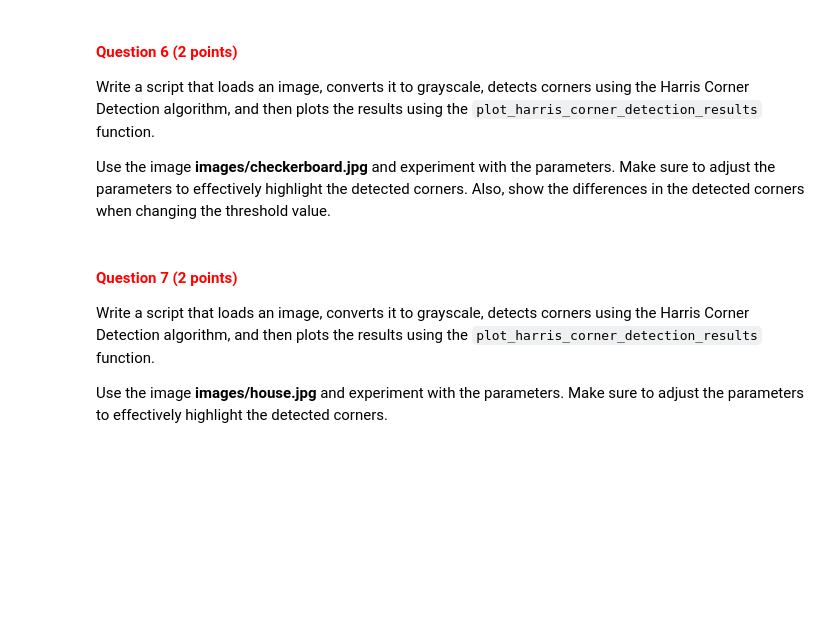
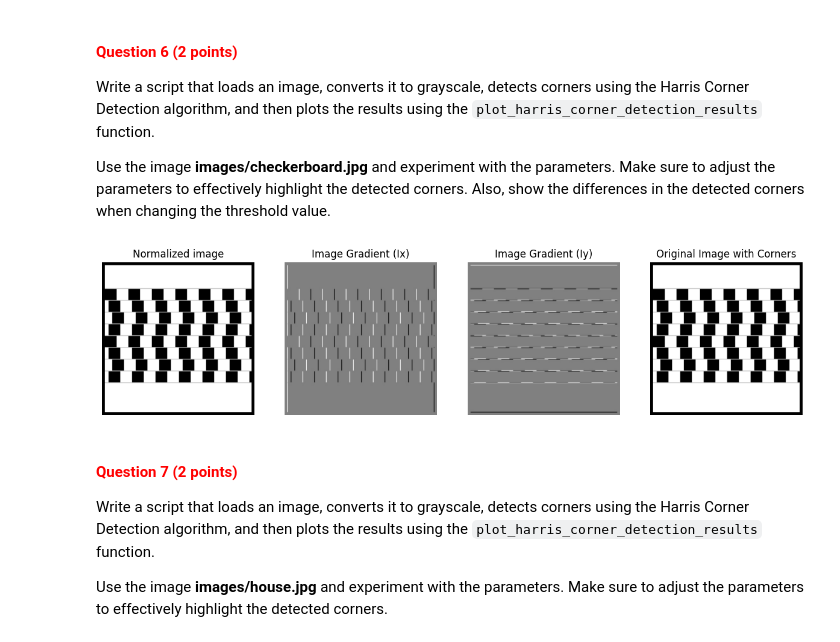
Before and after one commit to zzgsdddz/cv1_lab1, a Jupyter notebook: cv1-lab-3-main/cv1-lab-3.ipynb, the cells around one changed output. Cells and saved outputs as stored; diff of their text form; code cells hidden in the pictures; blank space fills up the shorter version.

```diff
--- a/cv1-lab-3-main/cv1-lab-3.ipynb
+++ b/cv1-lab-3-main/cv1-lab-3.ipynb
@@ -253,10 +253,10 @@ def convert_image_to_grayscale(image_path):
     Returns:
         normalized_grayscale_image: The grayscale image as a numpy array with values normalized between 0 and 1.
     """
+    image = cv2.imread(image_path)
+    image_gray = cv2.cvtColor(image, cv2.COLOR_BGR2GRAY)/255.0
 
-    # YOUR CODE HERE
-
-    return normalized_grayscale_image
+    return image_gray
 # %% [markdown]
 <a id="question-2"></a>
 #### <font color='#FF0000'>Question 2 (3 points)</font>
@@ -275,8 +275,11 @@ def compute_gradient_x(grayscale_image):
     Returns:
         gradient_x: A numpy array representing the gradient of the image in the x direction.
     """
+    sobel_x = [[1, 0, -1],
+               [2, 0, -2],
+               [1, 0, -1]]
 
-    # YOUR CODE HERE
+    gradient_x= scipy.signal.convolve2d(grayscale_image, sobel_x, mode="same")
 
     return gradient_x
 # %% [markdown]
@@ -297,9 +300,11 @@ def compute_gradient_y(grayscale_image):
     Returns:
         gradient_y: A numpy array representing the gradient of the image in the y direction.
     """
+    sobel_y = [[1, 2, 1],
+               [0, 0, 0],
+               [-1, -2, -1]]
 
-    # YOUR CODE HERE
-
+    gradient_y= scipy.signal.convolve2d(grayscale_image, sobel_y, mode="same")
     return gradient_y
 # %% [markdown]
 <a id="question-4"></a>
@@ -341,14 +359,33 @@ def plot_harris_corner_detection_results(normalized_image, rows, columns):
 
     Args:
         normalized_image: Normalized grayscale image as a numpy array.
+        harris_response: The Harris response matrix (H).
         rows: The indices of the rows of detected corner points.
         columns: The indices of the columns of detected corner points.
 
     Returns:
         None. Displays the plots.
     """
-
-    # YOUR CODE HERE
+    gradient_x=compute_gradient_x(normalized_image)
+    gradient_y=compute_gradient_y(normalized_image)
+    plt.figure(figsize=(15, 5))
+    plt.subplot(1, 4, 1)
+    plt.imshow(normalized_image, cmap='gray')
+    plt.title('Normalized image')
+    plt.axis('off')
+    plt.subplot(1, 4, 2)
+    plt.imshow(gradient_x, cmap='gray')
+    plt.title('Image Gradient (Ix)')
+    plt.axis('off')
+    plt.subplot(1, 4, 3)
+    plt.imshow(gradient_y, cmap='gray')
+    plt.title('Image Gradient (Iy)')
+    plt.axis('off')
+    plt.subplot(1, 4, 4)
+    plt.imshow(normalized_image, cmap='gray')
+    plt.scatter(rows, columns, c='r', s=40, marker='o')
+    plt.title('Original Image with Corners')
+    plt.axis('off')
 # %% [markdown]
 <a id="question-6"></a>
 #### <font color='#FF0000'>Question 6 (2 points)</font>
@@ -361,3 +396,9 @@ Use the image **images/checkerboard.jpg** and experiment with the parameters. Ma
+# %%
+normalized_image=convert_image_to_grayscale("images/checkerboard.jpg")
+harris_response, rows, columns=harris_corner_detector(normalized_image)
+plot_harris_corner_detection_results(normalized_image, rows, columns)
+# %% [output]
+[figure, added]
 # %% [markdown]
 <a id="question-7"></a>
 #### <font color='#FF0000'>Question 7 (2 points)</font>
```
Also changed, not shown: parts of 4 cells of this notebook.
